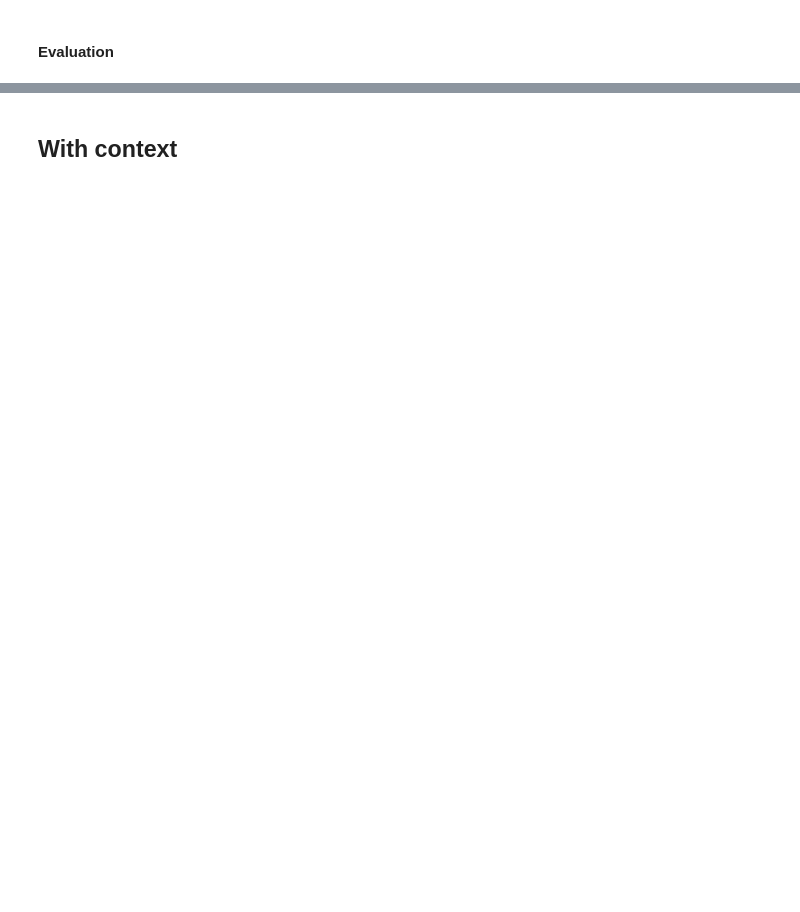
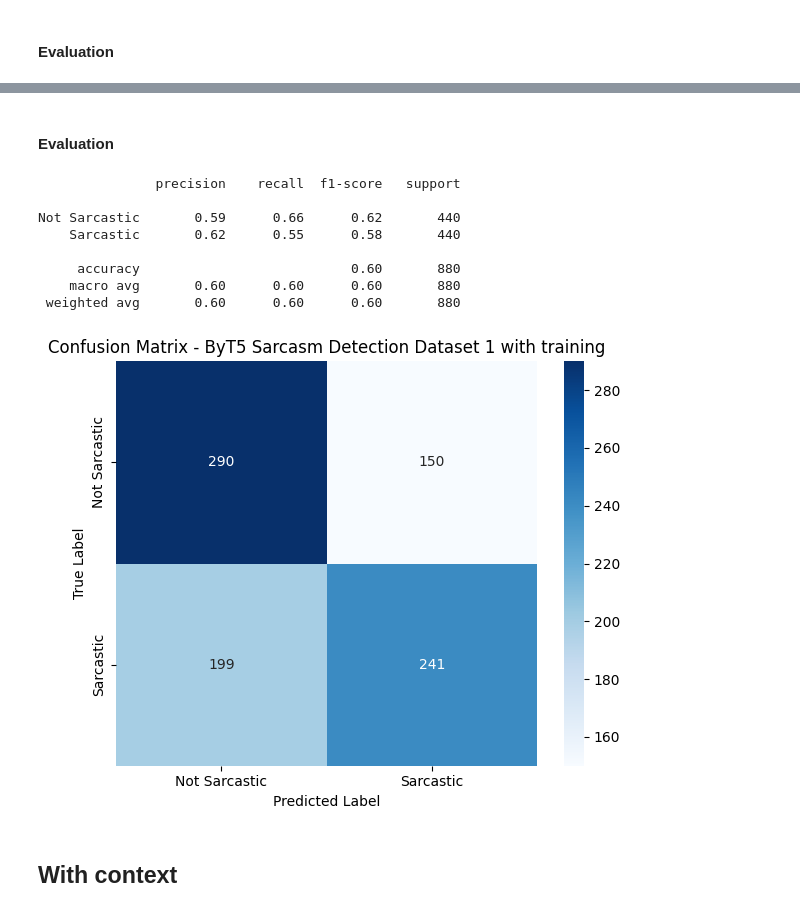
Before and after one commit to minhtripham9/sarcasm-detection, a Jupyter notebook: Code/byt5-DS1.ipynb, the cells around one changed output, grey strips where cells are left out. Drawn from its saved outputs; the diff is of its cells as text; code cells hidden in the pictures; blank space fills up the shorter version.

```diff
--- a/Code/byt5-DS1.ipynb
+++ b/Code/byt5-DS1.ipynb
@@ -153,3 +211,41 @@ plt.show()
+# %% [markdown]
+#### Evaluation
+# %%
+model = AutoModelForSequenceClassification.from_pretrained('byt5_no_context')
+# %%
+model.eval()
+preds_byt5, truths_byt5 = [], []
+with torch.no_grad():
+    for batch in test_loader:
+        b_input_ids, b_attn_mask, b_labels = [x.to(device) for x in batch]
+        outputs = model(input_ids=b_input_ids, attention_mask=b_attn_mask)
+        logits = outputs.logits
+        preds_byt5.extend(torch.argmax(logits, dim=1).cpu().numpy())
+        truths_byt5.extend(b_labels.cpu().numpy())
+
+print(classification_report(truths_byt5, preds_byt5, target_names=['Not Sarcastic', 'Sarcastic']))
+
+cm_byt5 = confusion_matrix(truths_byt5, preds_byt5)
+labels = ['Not Sarcastic', 'Sarcastic']
+
+plt.figure(figsize=(6, 5))
+sns.heatmap(cm_byt5, annot=True, fmt='d', cmap='Blues',
+            xticklabels=labels, yticklabels=labels)
+plt.xlabel('Predicted Label')
+plt.ylabel('True Label')
+plt.title('Confusion Matrix - ByT5 Sarcasm Detection Dataset 1 with training')
+plt.tight_layout()
+plt.show()
+# %% [output]
+               precision    recall  f1-score   support
+
+Not Sarcastic       0.59      0.66      0.62       440
+    Sarcastic       0.62      0.55      0.58       440
+
+     accuracy                           0.60       880
+    macro avg       0.60      0.60      0.60       880
+ weighted avg       0.60      0.60      0.60       880
+[figure, added]
 # %% [markdown]
 ## With context
 # %%
```
Also changed, not shown: parts of 17 cells of this notebook.
